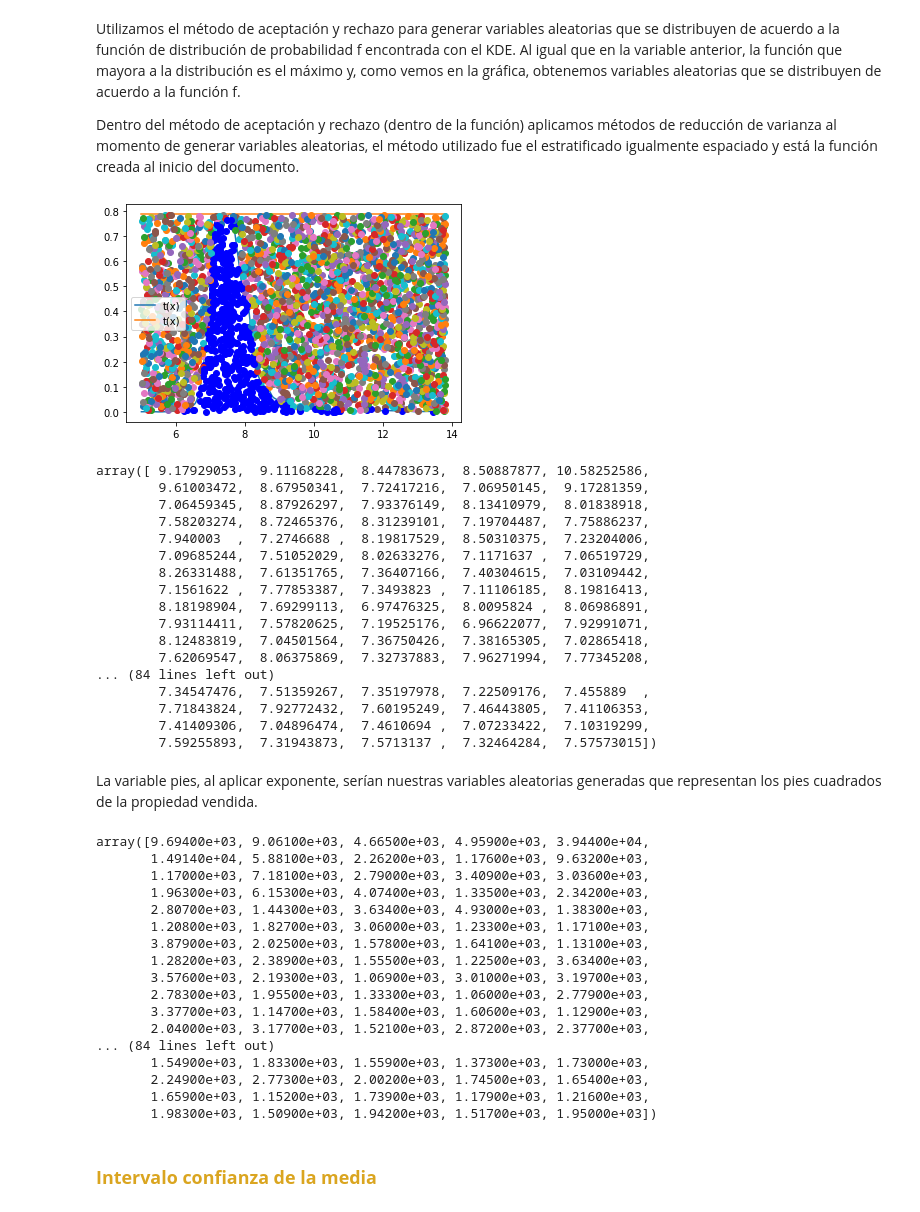
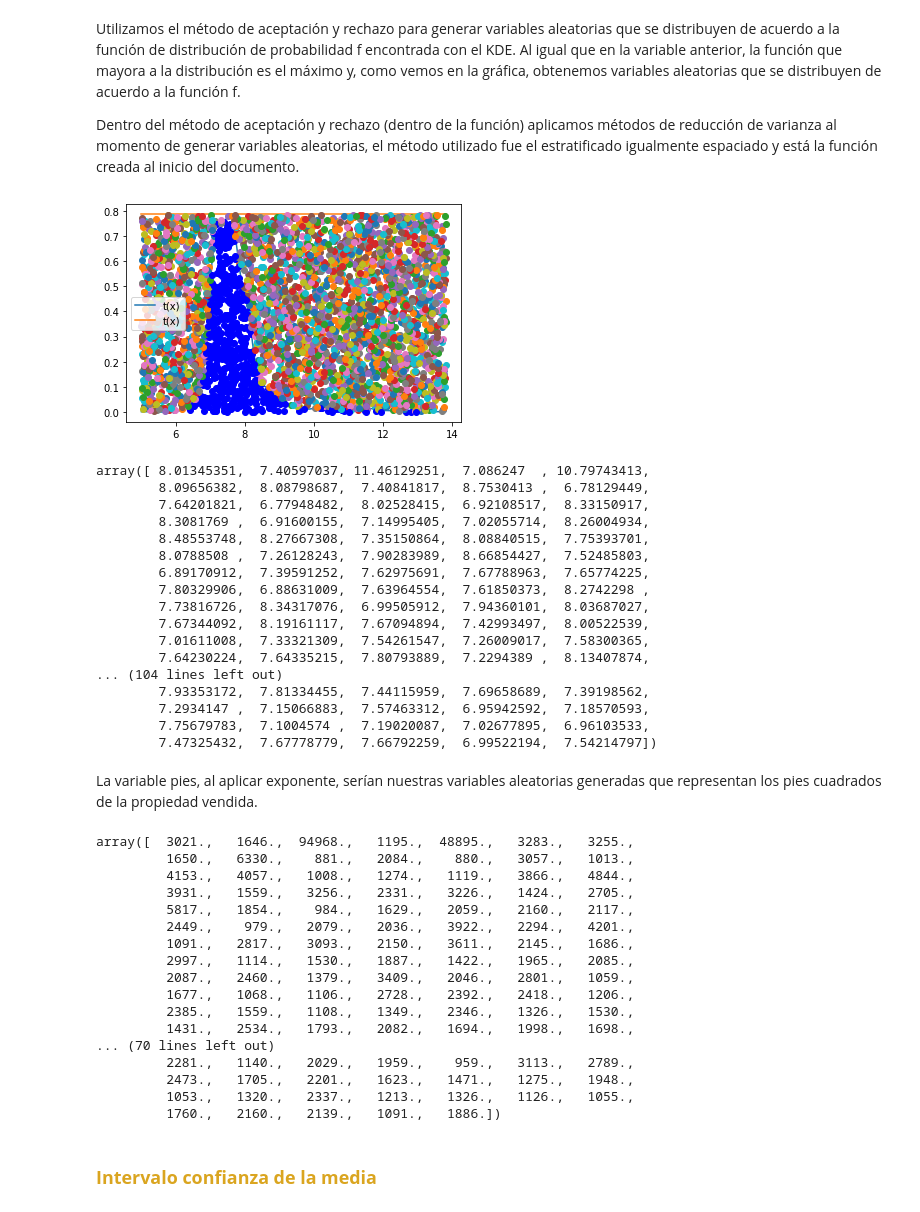
Before and after one commit to danielperhez/Proyecto_PRivera_CPerez, a Jupyter notebook: ProyectoModulo1_RiveraP_PérezC.ipynb, the cells around one changed output. Cells and saved outputs as stored; diff of their text form; code cells hidden in the pictures.

```diff
--- a/ProyectoModulo1_RiveraP_PérezC.ipynb
+++ b/ProyectoModulo1_RiveraP_PérezC.ipynb
@@ -555,7 +555,7 @@ def resultados(dias:'Número de días a simular'):
 # <font color=darkOrange>**Importamos los datos**</font>
 # %%
 data = pd.read_csv('nyc-rolling-sales 2.csv')
-data = data[['TOTAL UNITS', 'SALE PRICE', 'SALE DATE', 'GROSS SQUARE FEET', 'YEAR BUILT']]
+data = data[['SALE PRICE', 'SALE DATE', 'GROSS SQUARE FEET', 'YEAR BUILT']]
 data = data.replace(' -  ', np.nan).dropna()
 data = data[data['YEAR BUILT'] > 1920]
 data
@@ -997,50 +997,50 @@ Utilizamos el método de aceptación y rechazo para generar variables aleatorias
 
 Dentro del método de aceptación y rechazo (dentro de la función) aplicamos métodos de reducción de varianza al momento de generar variables aleatorias, el método utilizado fue el estratificado igualmente espaciado y está la función creada al inicio del documento.
 # %%
-v_a_squarefoot = generar_aleatorias_reducc_var(500, f2, 7, xx2, v2_data, estra_igualmente_espaciado, 500)
+v_a_squarefoot = generar_aleatorias_reducc_var(600, f2, 7, xx2, v2_data, estra_igualmente_espaciado, 600)
 v_a_squarefoot
 # %% [output]
-[figure, old version]
+[figure, new version]
-array([ 9.17929053,  9.11168228,  8.44783673,  8.50887877, 10.58252586,
-        9.61003472,  8.67950341,  7.72417216,  7.06950145,  9.17281359,
-        7.06459345,  8.87926297,  7.93376149,  8.13410979,  8.01838918,
-        7.58203274,  8.72465376,  8.31239101,  7.19704487,  7.75886237,
-        7.940003  ,  7.2746688 ,  8.19817529,  8.50310375,  7.23204006,
-        7.09685244,  7.51052029,  8.02633276,  7.1171637 ,  7.06519729,
-        8.26331488,  7.61351765,  7.36407166,  7.40304615,  7.03109442,
-        7.1561622 ,  7.77853387,  7.3493823 ,  7.11106185,  8.19816413,
-        8.18198904,  7.69299113,  6.97476325,  8.0095824 ,  8.06986891,
-        7.93114411,  7.57820625,  7.19525176,  6.96622077,  7.92991071,
-        8.12483819,  7.04501564,  7.36750426,  7.38165305,  7.02865418,
-        7.62069547,  8.06375869,  7.32737883,  7.96271994,  7.77345208,
-... (84 lines left out)
-        7.34547476,  7.51359267,  7.35197978,  7.22509176,  7.455889  ,
-        7.71843824,  7.92772432,  7.60195249,  7.46443805,  7.41106353,
-        7.41409306,  7.04896474,  7.4610694 ,  7.07233422,  7.10319299,
-        7.59255893,  7.31943873,  7.5713137 ,  7.32464284,  7.57573015])
+array([ 8.01345351,  7.40597037, 11.46129251,  7.086247  , 10.79743413,
+        8.09656382,  8.08798687,  7.40841817,  8.7530413 ,  6.78129449,
+        7.64201821,  6.77948482,  8.02528415,  6.92108517,  8.33150917,
+        8.3081769 ,  6.91600155,  7.14995405,  7.02055714,  8.26004934,
+        8.48553748,  8.27667308,  7.35150864,  8.08840515,  7.75393701,
+        8.0788508 ,  7.26128243,  7.90283989,  8.66854427,  7.52485803,
+        6.89170912,  7.39591252,  7.62975691,  7.67788963,  7.65774225,
+        7.80329906,  6.88631009,  7.63964554,  7.61850373,  8.2742298 ,
+        7.73816726,  8.34317076,  6.99505912,  7.94360101,  8.03687027,
+        7.67344092,  8.19161117,  7.67094894,  7.42993497,  8.00522539,
+        7.01611008,  7.33321309,  7.54261547,  7.26009017,  7.58300365,
+        7.64230224,  7.64335215,  7.80793889,  7.2294389 ,  8.13407874,
+... (104 lines left out)
+        7.93353172,  7.81334455,  7.44115959,  7.69658689,  7.39198562,
+        7.2934147 ,  7.15066883,  7.57463312,  6.95942592,  7.18570593,
+        7.75679783,  7.1004574 ,  7.19020087,  7.02677895,  6.96103533,
+        7.47325432,  7.67778779,  7.66792259,  6.99522194,  7.54214797])
 # %% [markdown]
 La variable pies, al aplicar exponente, serían nuestras variables aleatorias generadas que representan los pies cuadrados de la propiedad vendida.
 # %%
 pies = np.round(np.exp(v_a_squarefoot))
 pies
 # %% [output]
-array([9.69400e+03, 9.06100e+03, 4.66500e+03, 4.95900e+03, 3.94400e+04,
-       1.49140e+04, 5.88100e+03, 2.26200e+03, 1.17600e+03, 9.63200e+03,
-       1.17000e+03, 7.18100e+03, 2.79000e+03, 3.40900e+03, 3.03600e+03,
-       1.96300e+03, 6.15300e+03, 4.07400e+03, 1.33500e+03, 2.34200e+03,
-       2.80700e+03, 1.44300e+03, 3.63400e+03, 4.93000e+03, 1.38300e+03,
-       1.20800e+03, 1.82700e+03, 3.06000e+03, 1.23300e+03, 1.17100e+03,
-       3.87900e+03, 2.02500e+03, 1.57800e+03, 1.64100e+03, 1.13100e+03,
-       1.28200e+03, 2.38900e+03, 1.55500e+03, 1.22500e+03, 3.63400e+03,
-       3.57600e+03, 2.19300e+03, 1.06900e+03, 3.01000e+03, 3.19700e+03,
-       2.78300e+03, 1.95500e+03, 1.33300e+03, 1.06000e+03, 2.77900e+03,
-       3.37700e+03, 1.14700e+03, 1.58400e+03, 1.60600e+03, 1.12900e+03,
-       2.04000e+03, 3.17700e+03, 1.52100e+03, 2.87200e+03, 2.37700e+03,
-... (84 lines left out)
-       1.54900e+03, 1.83300e+03, 1.55900e+03, 1.37300e+03, 1.73000e+03,
-       2.24900e+03, 2.77300e+03, 2.00200e+03, 1.74500e+03, 1.65400e+03,
-       1.65900e+03, 1.15200e+03, 1.73900e+03, 1.17900e+03, 1.21600e+03,
-       1.98300e+03, 1.50900e+03, 1.94200e+03, 1.51700e+03, 1.95000e+03])
+array([  3021.,   1646.,  94968.,   1195.,  48895.,   3283.,   3255.,
+         1650.,   6330.,    881.,   2084.,    880.,   3057.,   1013.,
+         4153.,   4057.,   1008.,   1274.,   1119.,   3866.,   4844.,
+         3931.,   1559.,   3256.,   2331.,   3226.,   1424.,   2705.,
+         5817.,   1854.,    984.,   1629.,   2059.,   2160.,   2117.,
+         2449.,    979.,   2079.,   2036.,   3922.,   2294.,   4201.,
+         1091.,   2817.,   3093.,   2150.,   3611.,   2145.,   1686.,
+         2997.,   1114.,   1530.,   1887.,   1422.,   1965.,   2085.,
+         2087.,   2460.,   1379.,   3409.,   2046.,   2801.,   1059.,
+         1677.,   1068.,   1106.,   2728.,   2392.,   2418.,   1206.,
+         2385.,   1559.,   1108.,   1349.,   2346.,   1326.,   1530.,
+         1431.,   2534.,   1793.,   2082.,   1694.,   1998.,   1698.,
+... (70 lines left out)
+         2281.,   1140.,   2029.,   1959.,    959.,   3113.,   2789.,
+         2473.,   1705.,   2201.,   1623.,   1471.,   1275.,   1948.,
+         1053.,   1320.,   2337.,   1213.,   1326.,   1126.,   1055.,
+         1760.,   2160.,   2139.,   1091.,   1886.])
 # %% [markdown]
 ### <font color=GoldenRod>**Intervalo confianza de la media**</font>
 # %% [markdown]
```
Also changed, not shown: parts of 108 cells of this notebook.
